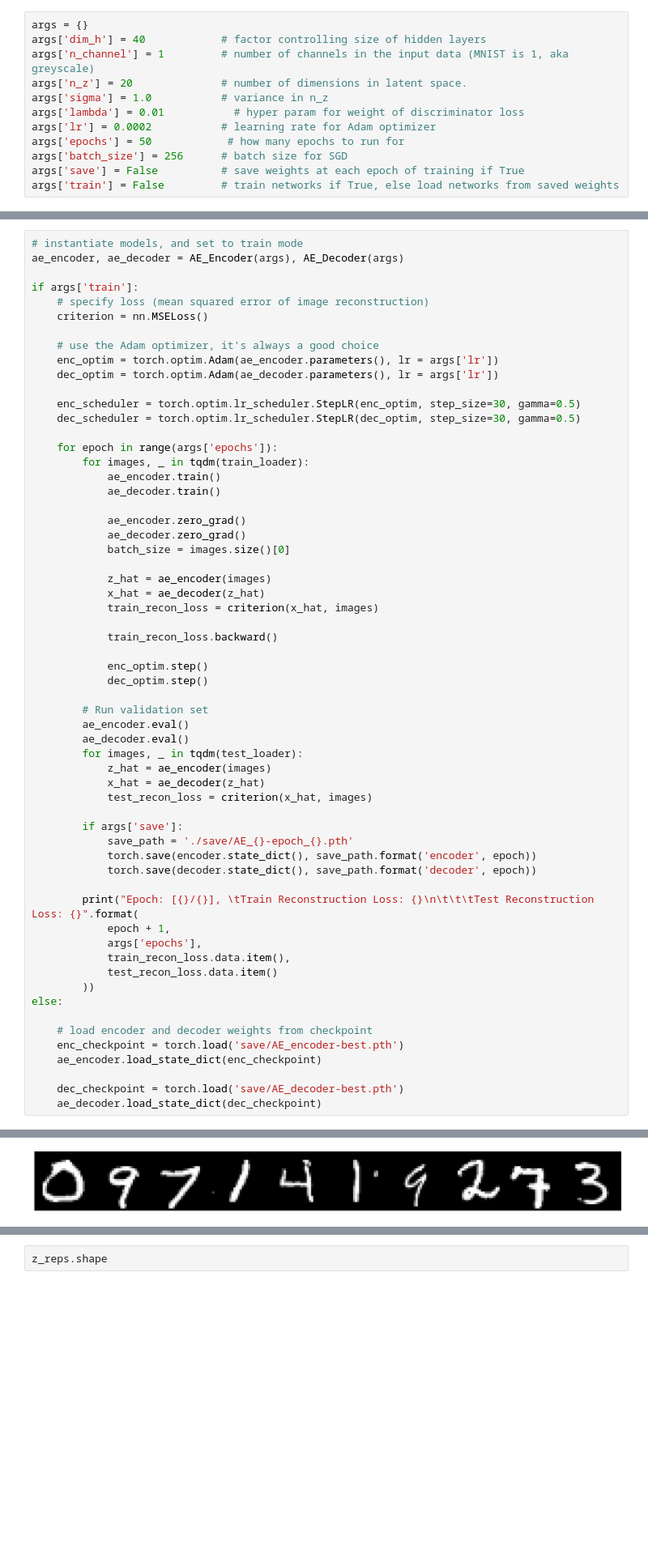
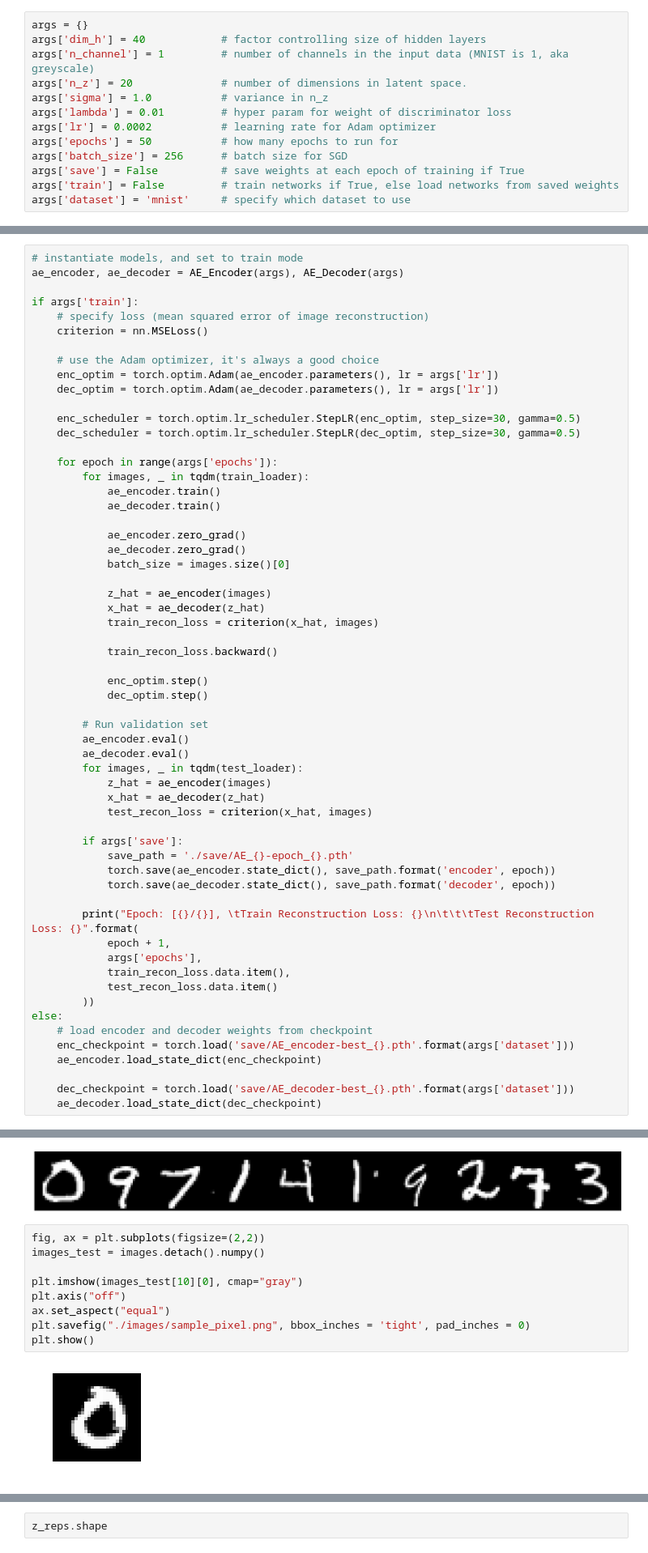
Before and after one commit to sedelmeyer/wasserstein-auto-encoder, a Jupyter notebook: WAE_tutorial_plot_results_MNIST.ipynb, the cells around one changed output, grey strips where cells are left out. Shown at 81% size. Drawn from its saved outputs; the diff is of its cells as text; blank space fills up the shorter version.

```diff
--- a/WAE_tutorial_plot_results_MNIST.ipynb
+++ b/WAE_tutorial_plot_results_MNIST.ipynb
@@ -16,12 +16,13 @@ args['dim_h'] = 40            # factor controlling size of hidden layers
 args['n_channel'] = 1         # number of channels in the input data (MNIST is 1, aka greyscale)
 args['n_z'] = 20              # number of dimensions in latent space.
 args['sigma'] = 1.0           # variance in n_z
-args['lambda'] = 0.01           # hyper param for weight of discriminator loss
+args['lambda'] = 0.01         # hyper param for weight of discriminator loss
 args['lr'] = 0.0002           # learning rate for Adam optimizer
-args['epochs'] = 50            # how many epochs to run for
+args['epochs'] = 50           # how many epochs to run for
 args['batch_size'] = 256      # batch size for SGD
 args['save'] = False          # save weights at each epoch of training if True
 args['train'] = False         # train networks if True, else load networks from saved weights
+args['dataset'] = 'mnist'     # specify which dataset to use
 # %%
 # general purpose functions -- abstract to library
 def interpolate(z1, z2,steps=10):
@@ -191,8 +214,8 @@ if args['train']:
 
         if args['save']:
             save_path = './save/AE_{}-epoch_{}.pth'
-            torch.save(encoder.state_dict(), save_path.format('encoder', epoch))
-            torch.save(decoder.state_dict(), save_path.format('decoder', epoch))
+            torch.save(ae_encoder.state_dict(), save_path.format('encoder', epoch))
+            torch.save(ae_decoder.state_dict(), save_path.format('decoder', epoch))
 
         print("Epoch: [{}/{}], \tTrain Reconstruction Loss: {}\n\t\t\tTest Reconstruction Loss: {}".format(
             epoch + 1,
@@ -201,12 +224,11 @@ if args['train']:
             test_recon_loss.data.item()
         ))
 else:
-
     # load encoder and decoder weights from checkpoint
-    enc_checkpoint = torch.load('save/AE_encoder-best.pth')
+    enc_checkpoint = torch.load('save/AE_encoder-best_{}.pth'.format(args['dataset']))
     ae_encoder.load_state_dict(enc_checkpoint)
 
-    dec_checkpoint = torch.load('save/AE_decoder-best.pth')
+    dec_checkpoint = torch.load('save/AE_decoder-best_{}.pth'.format(args['dataset']))
     ae_decoder.load_state_dict(dec_checkpoint)
 # %% [markdown]
 ## Let's look at some images
@@ -215,6 +237,17 @@ else:
 plot_row(images[:10])
 # %% [output]
 [figure]
+# %%
+fig, ax = plt.subplots(figsize=(2,2))
+images_test = images.detach().numpy()
+
+plt.imshow(images_test[10][0], cmap="gray")
+plt.axis("off")
+ax.set_aspect("equal")
+plt.savefig("./images/sample_pixel.png", bbox_inches = 'tight', pad_inches = 0)
+plt.show()
+# %% [output]
+[figure, added]
 # %%
 # run same image through autoencoder and take a peak
 z_reps = ae_encoder(images)
```
Also changed, not shown: parts of 8 cells of this notebook, 3 other files.
